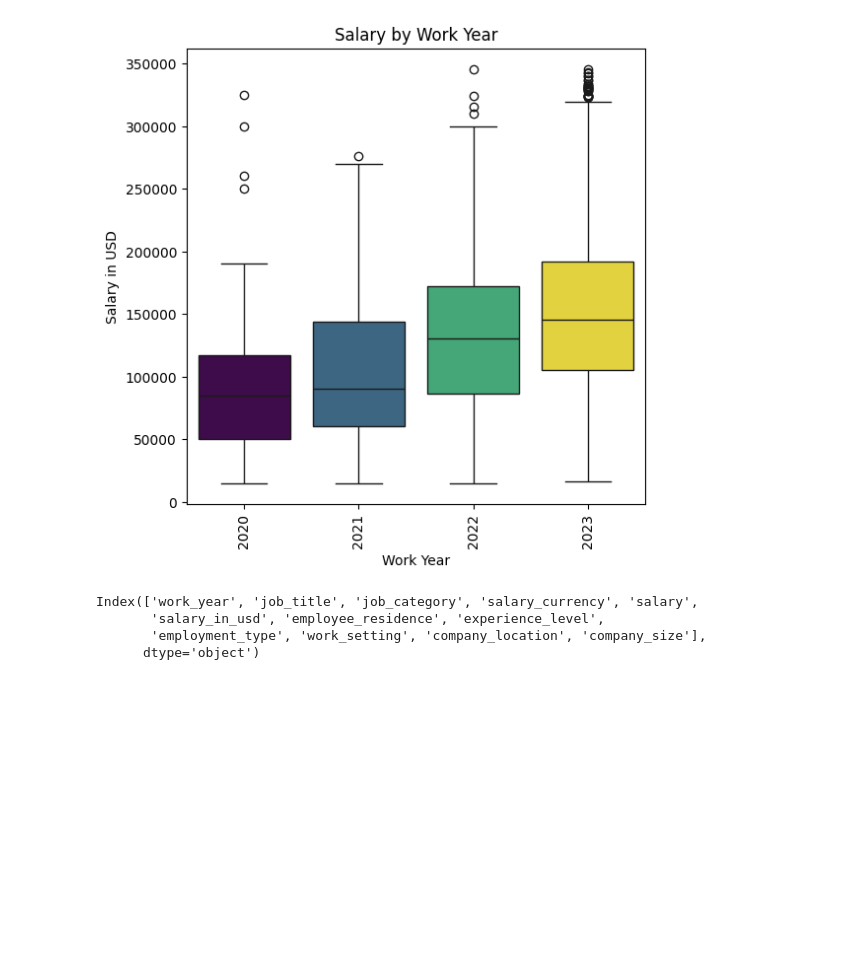
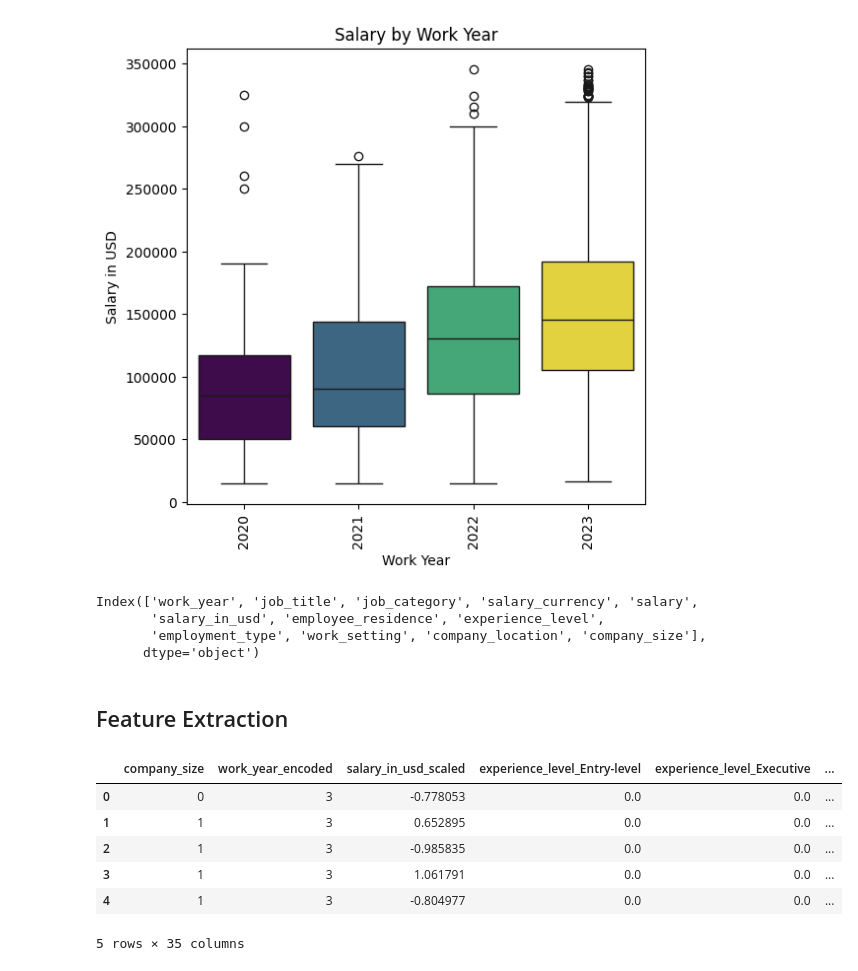
Before and after one commit to olgazju/project_salary_prediction, a Jupyter notebook: EDA.ipynb, the cells around one changed output. Drawn from its saved outputs; the diff is of its cells as text; code cells hidden in the pictures; blank space fills up the shorter version.

```diff
--- a/EDA.ipynb
+++ b/EDA.ipynb
@@ -293,0 +295,52 @@ df=df.drop(columns=['salary_currency', 'salary'], axis=1, inplace=True)
+# %% [markdown]
+## Feature Extraction
+# %%
+import pandas as pd
+from sklearn.preprocessing import LabelEncoder, OneHotEncoder, StandardScaler
+
+features = df.copy()
+# Step 1: Label Encoding 'work_year'
+label_encoder = LabelEncoder()
+features['work_year_encoded'] = label_encoder.fit_transform(features['work_year'])
+
+# Step 2: Standard Scaling 'salary_in_usd'
+scaler = StandardScaler()
+features['salary_in_usd_scaled'] = scaler.fit_transform(features[['salary_in_usd']])
+
+# Step 3: One-Hot Encoding for multiple columns
+features.reset_index(drop=True, inplace=True)
+one_hot_cols = ['experience_level', 'employment_type', 'work_setting', 'job_category']
+one_hot_encoder = OneHotEncoder()
+encoded_columns = one_hot_encoder.fit_transform(features[one_hot_cols]).toarray()
+encoded_col_names = one_hot_encoder.get_feature_names_out(one_hot_cols)
+
+encoded_df = pd.DataFrame(encoded_columns, columns=encoded_col_names, index=features.index)
+
+features = pd.concat([features, encoded_df], axis=1)
+
+# Step 4: Processing 'job_title'
+top_job_titles = features['job_title'].value_counts().nlargest(10).index
+features['job_title_processed'] = features['job_title'].apply(lambda x: x if x in top_job_titles else 'Other')
+features.reset_index(drop=True, inplace=True)
+one_hot_job_title = OneHotEncoder()
+encoded_job_title = one_hot_job_title.fit_transform(features[['job_title_processed']]).toarray()
+encoded_job_title_names = one_hot_job_title.get_feature_names_out(['job_title_processed'])
+job_title_encoded_df = pd.DataFrame(encoded_job_title, columns=encoded_job_title_names, index=features.index)
+features = pd.concat([features, job_title_encoded_df], axis=1)
+
+# Step 5: Label Encoding 'company_size'
+label_encoder = LabelEncoder()
+features['company_size'] = label_encoder.fit_transform(features['company_size'])
+
+# 'employee_residence', 'company_location' in question
+columns_to_drop = ['employee_residence', 'company_location', 'work_year', 'experience_level', 'employment_type', 'work_setting', 'job_category', 'salary_currency', 'salary', 'salary_in_usd', 'job_title', 'job_title_processed']
+features.drop(columns=columns_to_drop, inplace=True)
+features.head()
+# %% [output]
+|  | company_size | work_year_encoded | salary_in_usd_scaled | experience_level_Entry-level | experience_level_Executive | ... |
+| 0 | 0 | 3 | -0.778053 | 0.0 | 0.0 | ... |
+| 1 | 1 | 3 | 0.652895 | 0.0 | 0.0 | ... |
+| 2 | 1 | 3 | -0.985835 | 0.0 | 0.0 | ... |
+| 3 | 1 | 3 | 1.061791 | 0.0 | 0.0 | ... |
+| 4 | 1 | 3 | -0.804977 | 0.0 | 0.0 | ... |
+5 rows × 35 columns
```
Also changed, not shown: parts of 4 cells of this notebook.
